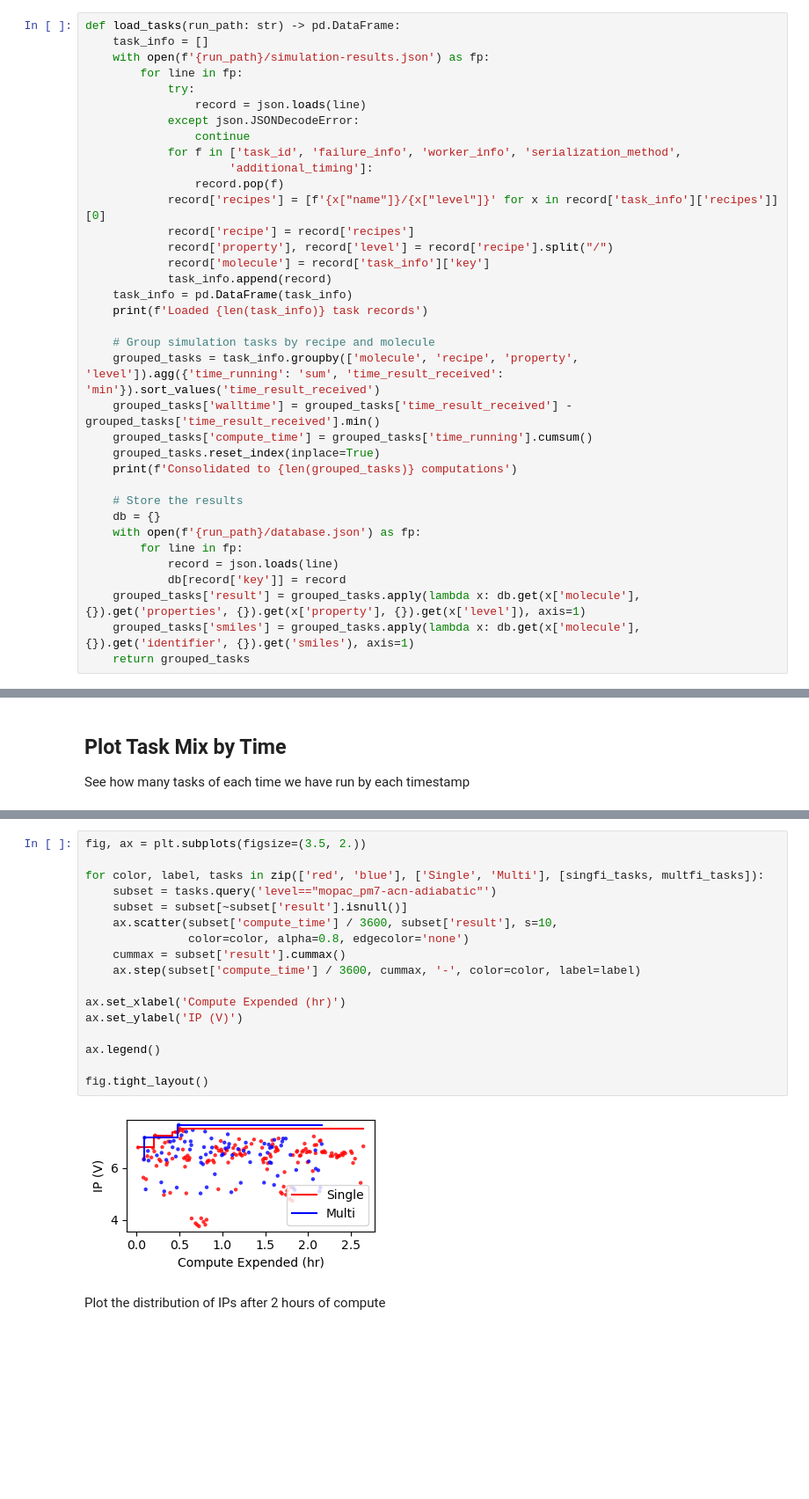
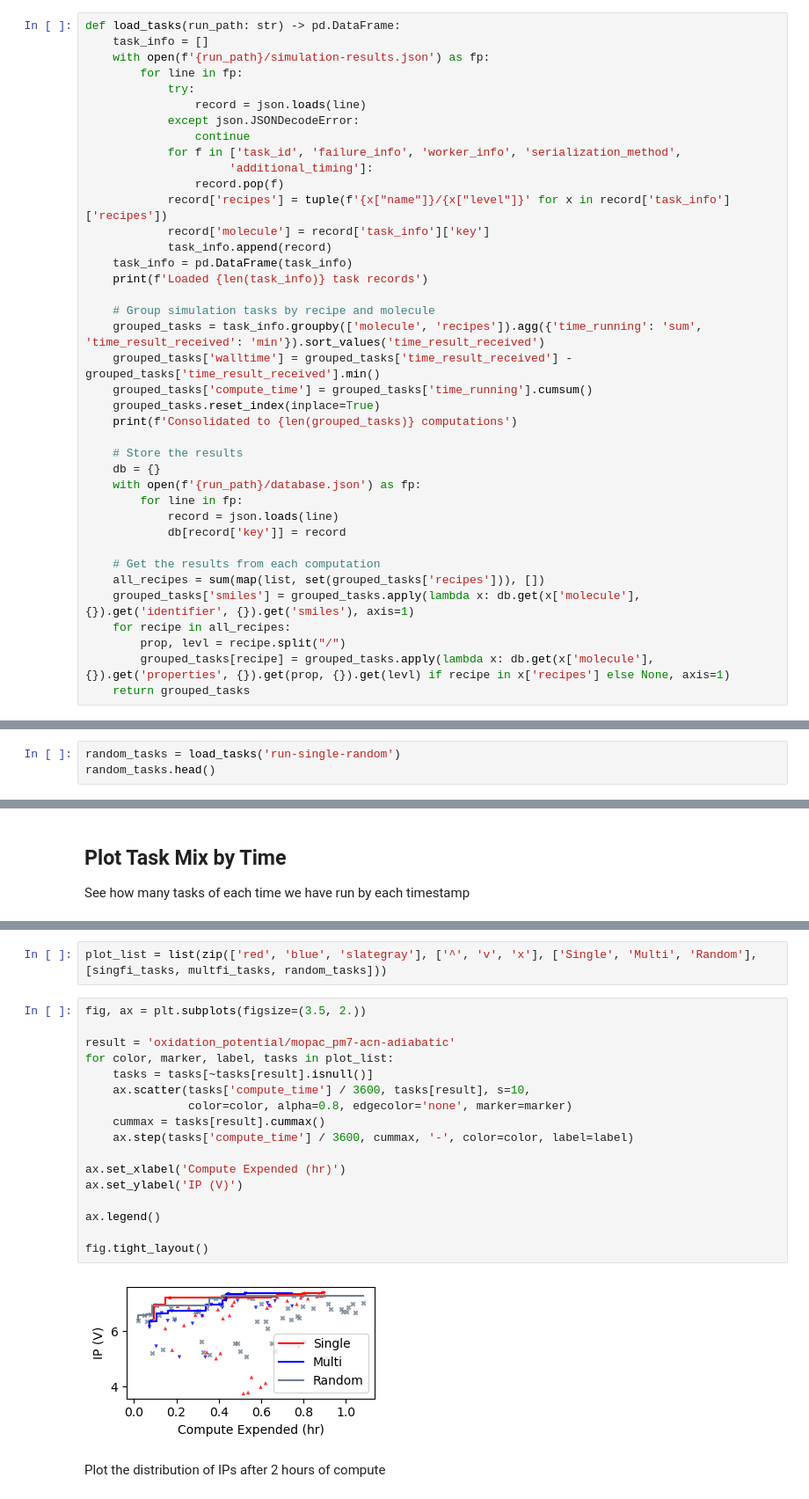
Before and after one commit to exalearn/ExaMol, a Jupyter notebook: examples/redoxmers-multifidelity/assess-results.ipynb, the cells around one changed output, grey strips where cells are left out. Shown at 88% size. Drawn from its saved outputs; the diff is of its cells as text; blank space fills up the shorter version.

```diff
--- a/examples/redoxmers-multifidelity/assess-results.ipynb
+++ b/examples/redoxmers-multifidelity/assess-results.ipynb
@@ -22,16 +22,14 @@ def load_tasks(run_path: str) -> pd.DataFrame:
             for f in ['task_id', 'failure_info', 'worker_info', 'serialization_method',
                      'additional_timing']:
                 record.pop(f)
-            record['recipes'] = [f'{x["name"]}/{x["level"]}' for x in record['task_info']['recipes']][0]
-            record['recipe'] = record['recipes']
-            record['property'], record['level'] = record['recipe'].split("/")
+            record['recipes'] = tuple(f'{x["name"]}/{x["level"]}' for x in record['task_info']['recipes'])
             record['molecule'] = record['task_info']['key']
             task_info.append(record)
     task_info = pd.DataFrame(task_info)
     print(f'Loaded {len(task_info)} task records')
 
     # Group simulation tasks by recipe and molecule
-    grouped_tasks = task_info.groupby(['molecule', 'recipe', 'property', 'level']).agg({'time_running': 'sum', 'time_result_received': 'min'}).sort_values('time_result_received')
+    grouped_tasks = task_info.groupby(['molecule', 'recipes']).agg({'time_running': 'sum', 'time_result_received': 'min'}).sort_values('time_result_received')
     grouped_tasks['walltime'] = grouped_tasks['time_result_received'] - grouped_tasks['time_result_received'].min()
     grouped_tasks['compute_time'] = grouped_tasks['time_running'].cumsum()
     grouped_tasks.reset_index(inplace=True)
@@ -43,8 +41,13 @@ def load_tasks(run_path: str) -> pd.DataFrame:
         for line in fp:
             record = json.loads(line)
             db[record['key']] = record
-    grouped_tasks['result'] = grouped_tasks.apply(lambda x: db.get(x['molecule'], {}).get('properties', {}).get(x['property'], {}).get(x['level']), axis=1)
+
+    # Get the results from each computation
+    all_recipes = sum(map(list, set(grouped_tasks['recipes'])), [])
     grouped_tasks['smiles'] = grouped_tasks.apply(lambda x: db.get(x['molecule'], {}).get('identifier', {}).get('smiles'), axis=1)
+    for recipe in all_recipes:
+        prop, levl = recipe.split("/")
+        grouped_tasks[recipe] = grouped_tasks.apply(lambda x: db.get(x['molecule'], {}).get('properties', {}).get(prop, {}).get(levl) if recipe in x['recipes'] else None, axis=1)
     return grouped_tasks
 # %%
 multfi_tasks = load_tasks('run')
@@ -65,0 +76,3 @@ Consolidated to 200 computations
+# %%
+random_tasks = load_tasks('run-single-random')
+random_tasks.head()
@@ -87,22 +111,24 @@ See how well we're doing for each recipe
+# %%
+plot_list = list(zip(['red', 'blue', 'slategray'], ['^', 'v', 'x'], ['Single', 'Multi', 'Random'], [singfi_tasks, multfi_tasks, random_tasks]))
 # %%
 fig, ax = plt.subplots(figsize=(3.5, 2.))
 
-for color, label, tasks in zip(['red', 'blue'], ['Single', 'Multi'], [singfi_tasks, multfi_tasks]):
-    subset = tasks.query('level=="mopac_pm7-acn-adiabatic"')
-    subset = subset[~subset['result'].isnull()]
-    ax.scatter(subset['compute_time'] / 3600, subset['result'], s=10,
-               color=color, alpha=0.8, edgecolor='none')
-    cummax = subset['result'].cummax()
-    ax.step(subset['compute_time'] / 3600, cummax, '-', color=color, label=label)
+result = 'oxidation_potential/mopac_pm7-acn-adiabatic'
+for color, marker, label, tasks in plot_list:
+    tasks = tasks[~tasks[result].isnull()]
+    ax.scatter(tasks['compute_time'] / 3600, tasks[result], s=10,
+               color=color, alpha=0.8, edgecolor='none', marker=marker)
+    cummax = tasks[result].cummax()
+    ax.step(tasks['compute_time'] / 3600, cummax, '-', color=color, label=label)
 
 ax.set_xlabel('Compute Expended (hr)')
 ax.set_ylabel('IP (V)')
 
 ax.legend()
 
 fig.tight_layout()
 # %% [output]
-[figure, old version]
+[figure, new version]
 # %% [markdown]
 Plot the distribution of IPs after 2 hours of compute
 # %%
```
Also changed, not shown: parts of 11 cells of this notebook, 6 other files.
